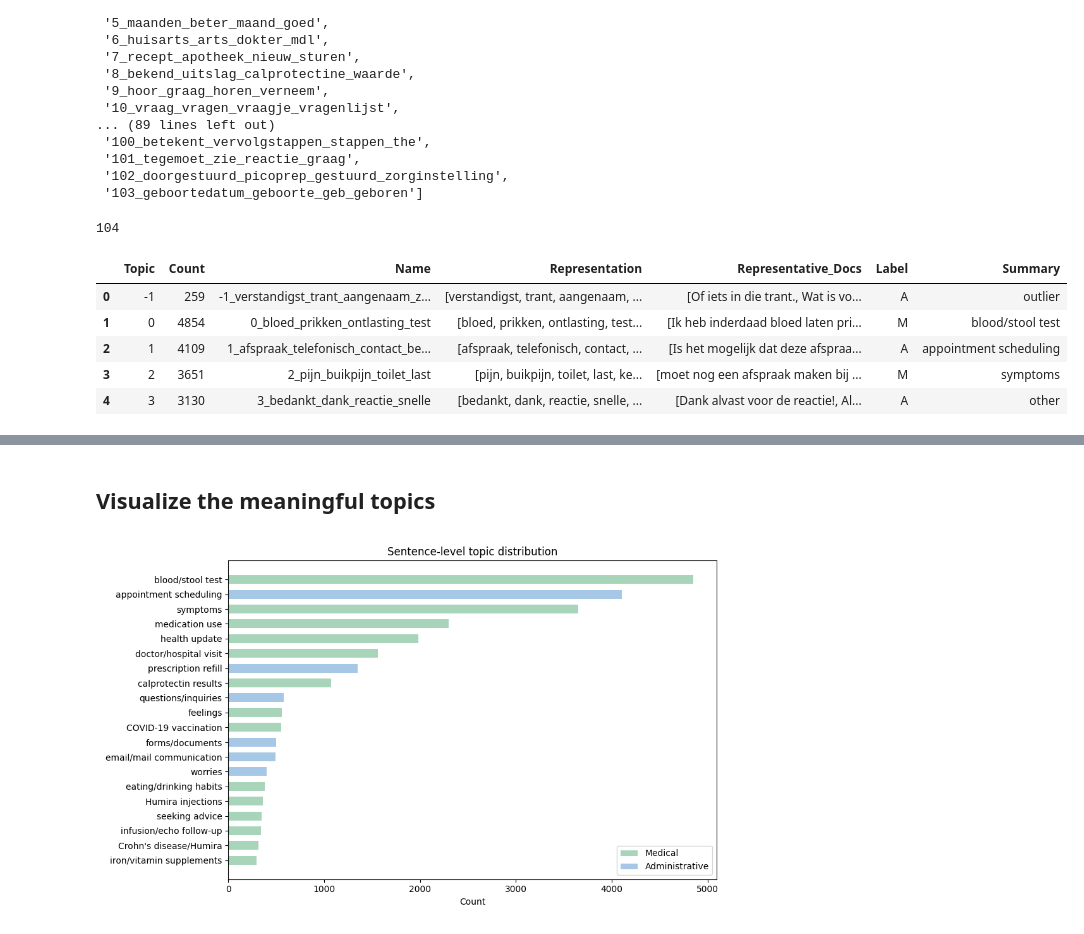
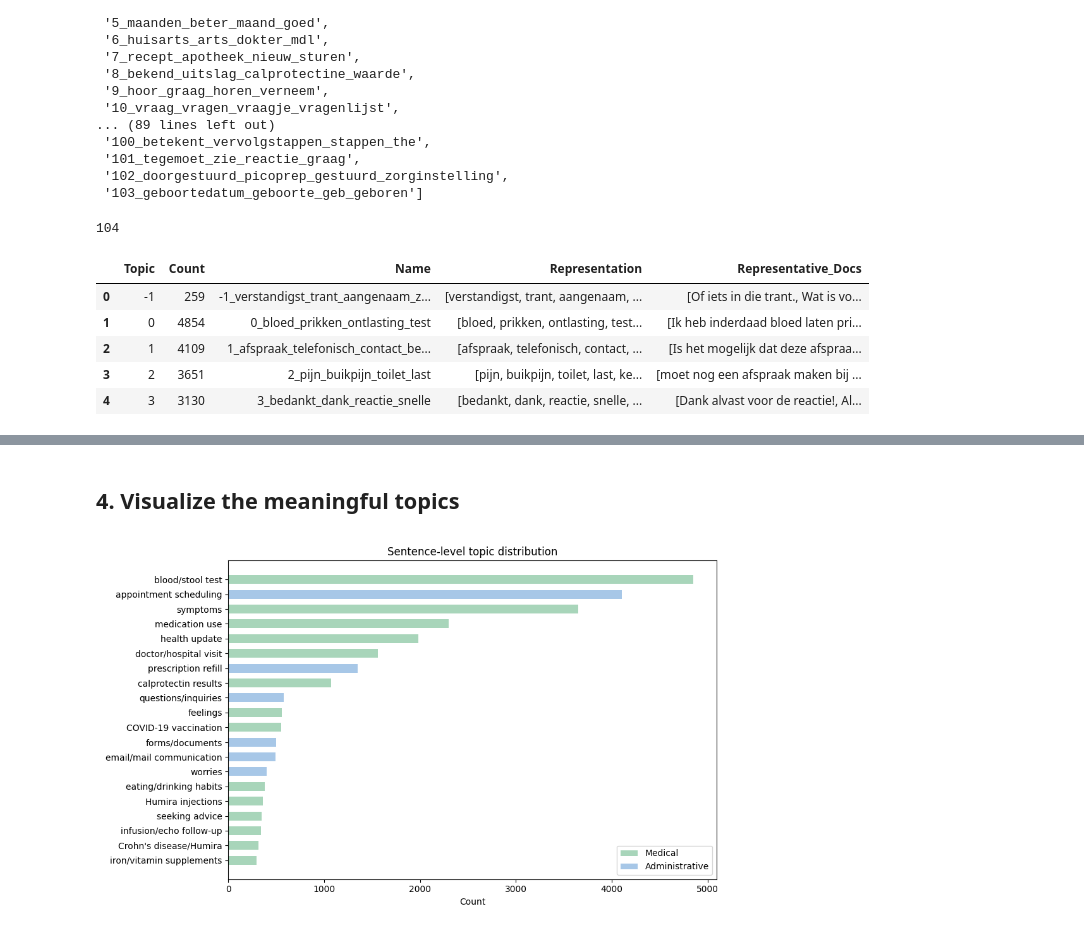
Before and after one commit to MaastrichtU-CDS/MyIBDcoachNLP, a Jupyter notebook: notebooks/analysis_of_sentences/sentencetransformer_new_input.ipynb, the cells around one changed output, grey strips where cells are left out. Drawn from its saved outputs; the diff is of its cells as text; code cells hidden in the pictures.

```diff
--- a/notebooks/analysis_of_sentences/sentencetransformer_new_input.ipynb
+++ b/notebooks/analysis_of_sentences/sentencetransformer_new_input.ipynb
@@ -1240,18 +1237,16 @@ new_labels = [
 ]
-# %%
-topic_model.merge_topics(sentences, [[1, 29]])
-topic_info_new = topic_model.get_topic_info()
-len(topic_info_new)
-# %% [output]
-104
+# %%
+len(topic_info_after_merge)
+# %% [output]
+104
 # %%
 
-labeled_topic_info_merged = topic_info_new
+labeled_topic_info_merged = topic_info_after_merge
 labeled_topic_info_merged.head()
 # %% [output]
-|  | Topic | Count | Name | Representation | Representative_Docs | Label | Summary |
-| 0 | -1 | 259 | -1_verstandigst_trant_aangenaam_z... | [verstandigst, trant, aangenaam, ... | [Of iets in die trant., Wat is vo... | A | outlier |
-| 1 | 0 | 4854 | 0_bloed_prikken_ontlasting_test | [bloed, prikken, ontlasting, test... | [Ik heb inderdaad bloed laten pri... | M | blood/stool test |
-| 2 | 1 | 4109 | 1_afspraak_telefonisch_contact_be... | [afspraak, telefonisch, contact, ... | [Is het mogelijk dat deze afspraa... | A | appointment scheduling |
-| 3 | 2 | 3651 | 2_pijn_buikpijn_toilet_last | [pijn, buikpijn, toilet, last, ke... | [moet nog een afspraak maken bij ... | M | symptoms |
-| 4 | 3 | 3130 | 3_bedankt_dank_reactie_snelle | [bedankt, dank, reactie, snelle, ... | [Dank alvast voor de reactie!, Al... | A | other |
+|  | Topic | Count | Name | Representation | Representative_Docs |
+| 0 | -1 | 259 | -1_verstandigst_trant_aangenaam_z... | [verstandigst, trant, aangenaam, ... | [Of iets in die trant., Wat is vo... |
+| 1 | 0 | 4854 | 0_bloed_prikken_ontlasting_test | [bloed, prikken, ontlasting, test... | [Ik heb inderdaad bloed laten pri... |
+| 2 | 1 | 4109 | 1_afspraak_telefonisch_contact_be... | [afspraak, telefonisch, contact, ... | [Is het mogelijk dat deze afspraa... |
+| 3 | 2 | 3651 | 2_pijn_buikpijn_toilet_last | [pijn, buikpijn, toilet, last, ke... | [moet nog een afspraak maken bij ... |
+| 4 | 3 | 3130 | 3_bedankt_dank_reactie_snelle | [bedankt, dank, reactie, snelle, ... | [Dank alvast voor de reactie!, Al... |
@@ -1280,5 +1274,5 @@ final_meaningful_topic_info.to_excel("/workspace/persistent/mijnidbcoachnlp/data
 # %% [markdown]
-## Visualize the meaningful topics
+## 4. Visualize the meaningful topics
 # %%
 import pandas as pd
 final_meaningful_topic_info = pd.read_excel("/workspace/persistent/mijnidbcoachnlp/data/results/final_meaningful_topics.xlsx")
```
Also changed, not shown: parts of 40 cells of this notebook, 5 other files.
